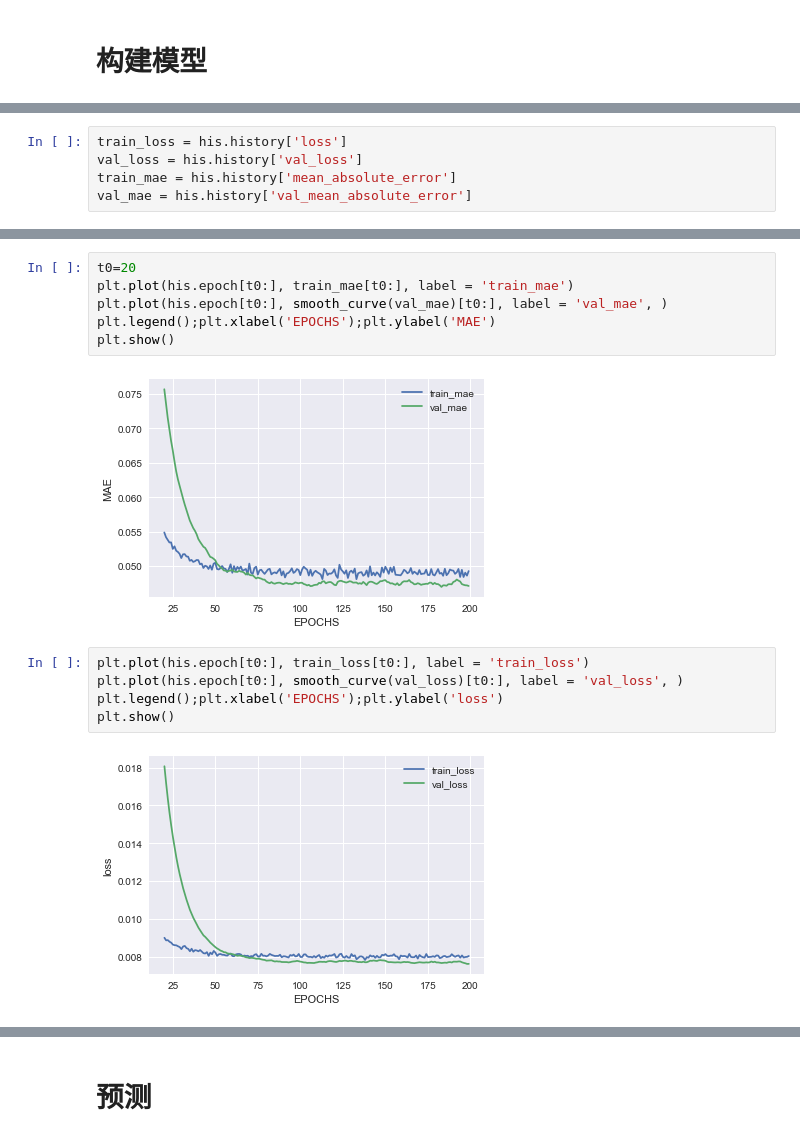
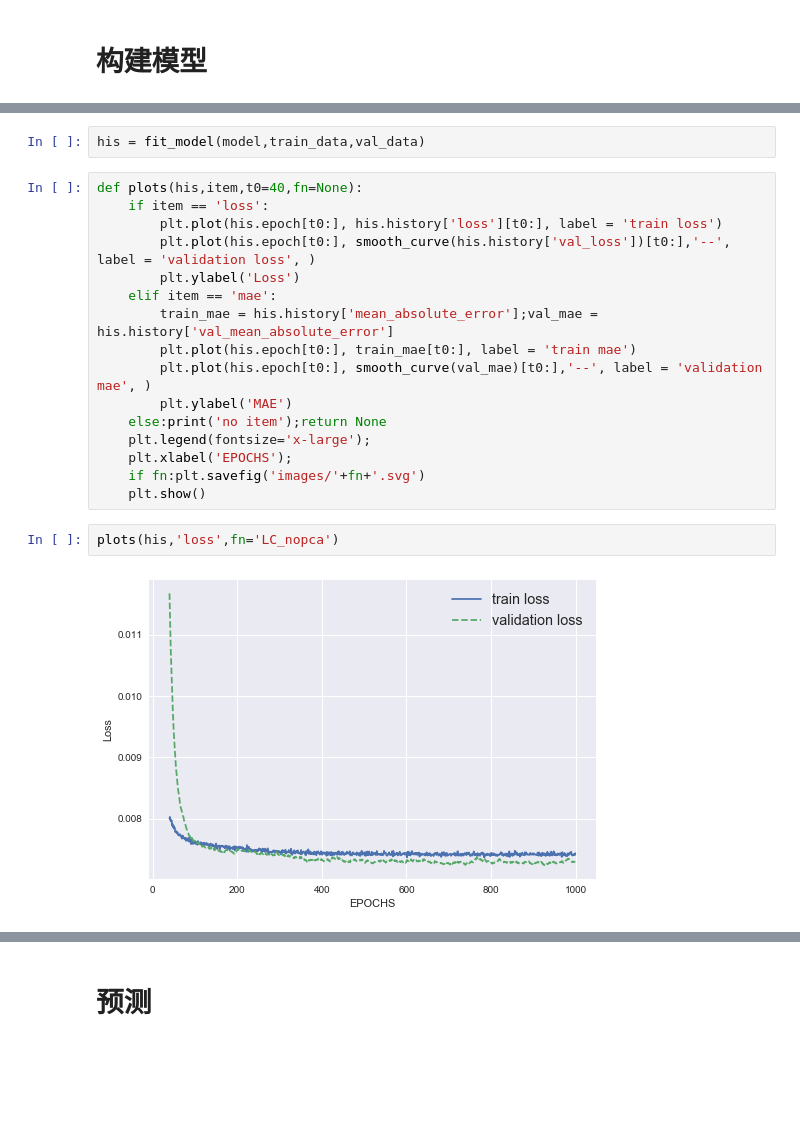
Before and after one commit to Black-Web/notbooks, a Jupyter notebook: jupyternb/eload_forecast.ipynb, the cells around one changed output, grey strips where cells are left out. Saved outputs shown, nothing was run; the diff lists cells and outputs as text; blank space fills up the shorter version.

```diff
--- a/jupyternb/eload_forecast.ipynb
+++ b/jupyternb/eload_forecast.ipynb
@@ -209,5 +217,0 @@ his = model.fit(train_data, train_tar, epochs=EPOCHS, batch_size=7,
-# %%
-train_loss = his.history['loss']
-val_loss = his.history['val_loss']
-train_mae = his.history['mean_absolute_error']
-val_mae = his.history['val_mean_absolute_error']
@@ -224,16 +218,23 @@ def smooth_curve(points, factor=0.9):
-# %%
-t0=20
-plt.plot(his.epoch[t0:], train_mae[t0:], label = 'train_mae')
-plt.plot(his.epoch[t0:], smooth_curve(val_mae)[t0:], label = 'val_mae', )
-plt.legend();plt.xlabel('EPOCHS');plt.ylabel('MAE')
-plt.show()
-# %% [output]
-[figure, removed]
-# %%
-plt.plot(his.epoch[t0:], train_loss[t0:], label = 'train_loss')
-plt.plot(his.epoch[t0:], smooth_curve(val_loss)[t0:], label = 'val_loss', )
-plt.legend();plt.xlabel('EPOCHS');plt.ylabel('loss')
-plt.show()
-# %% [output]
-[figure, removed]
+# %%
+his = fit_model(model,train_data,val_data)
+# %%
+def plots(his,item,t0=40,fn=None):
+    if item == 'loss':
+        plt.plot(his.epoch[t0:], his.history['loss'][t0:], label = 'train loss')
+        plt.plot(his.epoch[t0:], smooth_curve(his.history['val_loss'])[t0:],'--', label = 'validation loss', )
+        plt.ylabel('Loss')
+    elif item == 'mae':
+        train_mae = his.history['mean_absolute_error'];val_mae = his.history['val_mean_absolute_error']
+        plt.plot(his.epoch[t0:], train_mae[t0:], label = 'train mae')
+        plt.plot(his.epoch[t0:], smooth_curve(val_mae)[t0:],'--', label = 'validation mae', )
+        plt.ylabel('MAE')
+    else:print('no item');return None
+    plt.legend(fontsize='x-large');
+    plt.xlabel('EPOCHS');
+    if fn:plt.savefig('images/'+fn+'.svg')
+    plt.show()
+# %%
+plots(his,'loss',fn='LC_nopca')
+# %% [output]
+[figure, added]
 # %%
```
Also changed, not shown: parts of 58 cells of this notebook.
